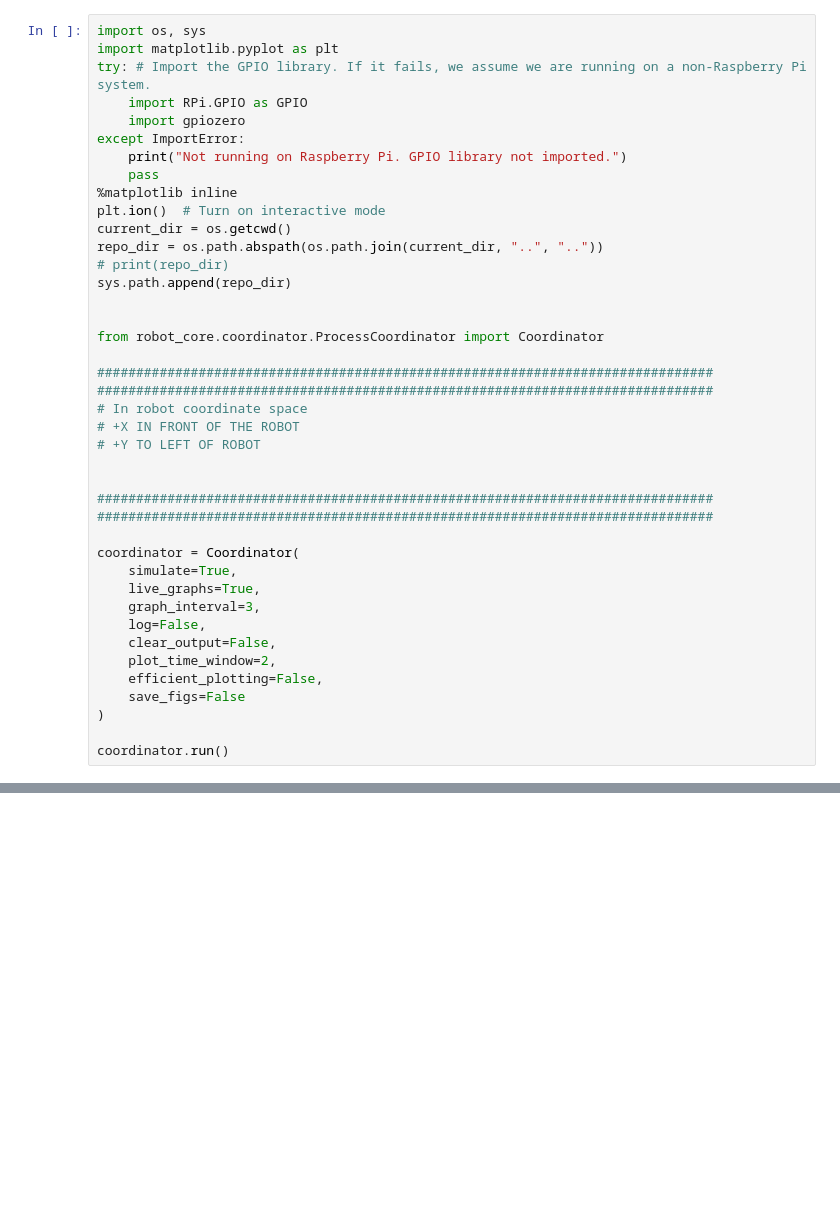
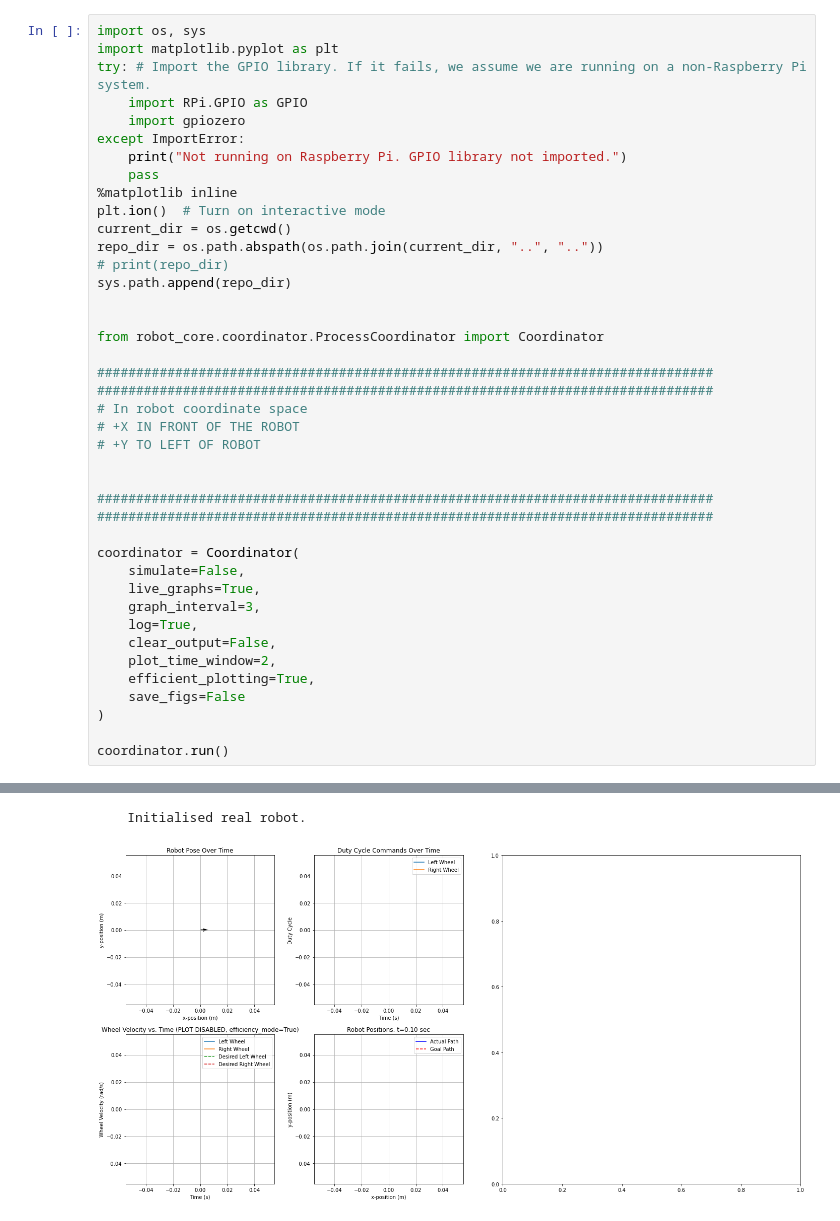
Before and after one commit to arshi9344/ECE4191-E5-tennibot, a Jupyter notebook: notebooks/simulation/MILESTONE_2.ipynb, the cells around one changed output, grey strips where cells are left out. Cells and saved outputs as stored; diff of their text form; blank space fills up the shorter version.

```diff
--- a/notebooks/simulation/MILESTONE_2.ipynb
+++ b/notebooks/simulation/MILESTONE_2.ipynb
@@ -28,13 +28,13 @@ from robot_core.coordinator.ProcessCoordinator import Coordinator
 ###############################################################################
 
 coordinator = Coordinator(
-    simulate=True,
+    simulate=False,
     live_graphs=True,
     graph_interval=3,
-    log=False,
+    log=True,
     clear_output=False,
     plot_time_window=2,
-    efficient_plotting=False,
+    efficient_plotting=True,
     save_figs=False
 )
 
@@ -67,0 +68,2 @@ KeyboardInterrupt:
+    Initialised real robot.
+[figure, added]
```
Also changed, not shown: parts of 1 cell of this notebook, 3 other files.
